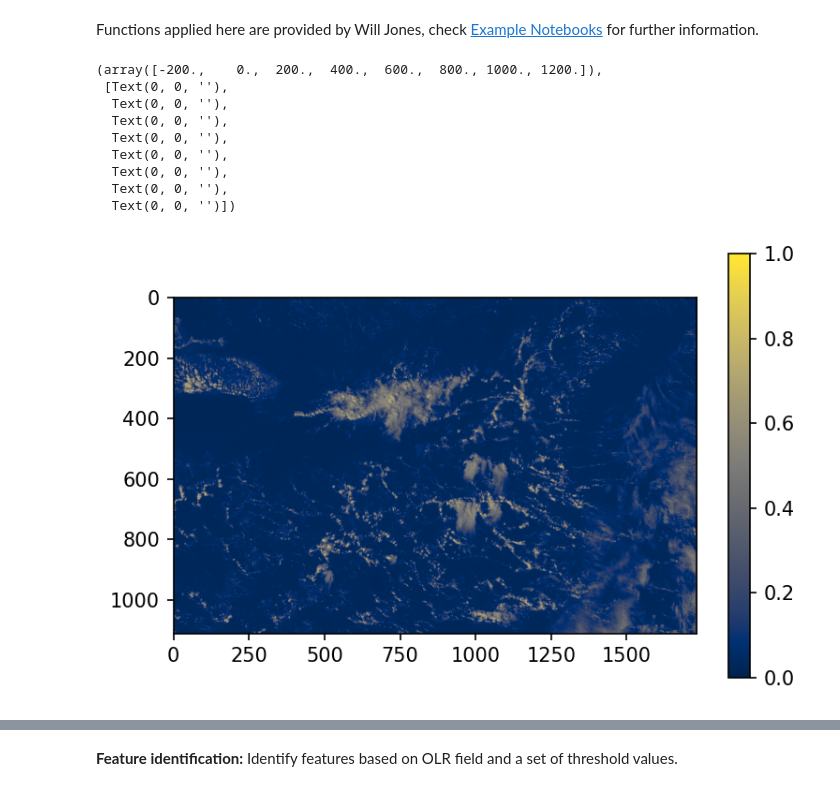
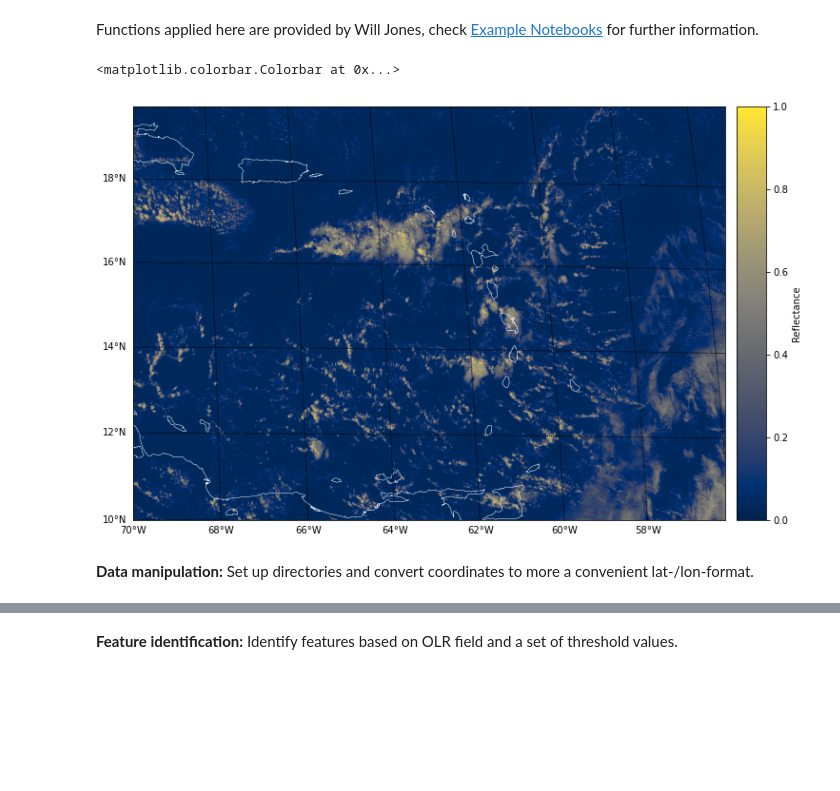
Before and after one commit to tobac-project/tobac-tutorials, a Jupyter notebook: themes/tobac_v1/Example_VIS_Tracking_Satellite/Example_VIS_Tracking_Satellite.ipynb, the cells around one changed output, grey strips where cells are left out. Cells and saved outputs as stored; diff of their text form; code cells hidden in the pictures; blank space fills up the shorter version.

```diff
--- a/themes/tobac_v1/Example_VIS_Tracking_Satellite/Example_VIS_Tracking_Satellite.ipynb
+++ b/themes/tobac_v1/Example_VIS_Tracking_Satellite/Example_VIS_Tracking_Satellite.ipynb
@@ -90,7 +90,7 @@ keys = get_s3_keys(bucket_name,
                   )
 
 
-keys = [key for key in keys][0:6]
+keys = [key for key in keys][0:12]
 # %%
 # Print the file names of the GOES CMIPC ABI-L2 data for the selected time period
 print(keys)
@@ -177,19 +173,0 @@ DS_BB = ll_bound(DS, ll_bbox)
-# %%
-# Plot AOI extent with GOES projection:
-subset = DS_BB.isel(t=1)
-plt.figure(dpi=150)
-plt.imshow(subset.CMI.data, vmin=0, vmax=1,cmap='cividis')
-plt.colorbar()
-plt.xticks()
-plt.yticks()
-# %% [output]
-(array([-200.,    0.,  200.,  400.,  600.,  800., 1000., 1200.]),
- [Text(0, 0, ''),
-  Text(0, 0, ''),
-  Text(0, 0, ''),
-  Text(0, 0, ''),
-  Text(0, 0, ''),
-  Text(0, 0, ''),
-  Text(0, 0, ''),
-  Text(0, 0, '')])
-[figure, removed]
@@ -195,0 +188,18 @@ plt.yticks()
+# %%
+# Plot AOI extent with GOES projection:
+plt.figure(figsize=(16,8))
+bmap = Basemap(llcrnrlon=-70,llcrnrlat=10,urcrnrlon=-55,urcrnrlat=20,
+             resolution='i', projection='geos', lat_0 = 0, lon_0 = -75.0, ellps='GRS80')
+
+bmap.imshow(DS_BB["CMI"][6], origin='upper', vmin=0, vmax=1, cmap='cividis')
+bmap.drawcoastlines(linewidth=0.5, linestyle='solid', color='white')
+bmap.drawcountries(linewidth=0.5, linestyle='solid', color='white')
+bmap.drawparallels(np.arange(8,22,2),labels=[1,0,0,0])
+bmap.drawmeridians(np.arange(-70,-50,2),labels=[0,0,0,1])
+bmap.colorbar(location='right', label='Reflectance')
+# %% [output]
+<matplotlib.colorbar.Colorbar at 0x...>
+[figure, added]
+# %% [markdown]
+**Data manipulation:**
+Set up directories and convert coordinates to more a convenient lat-/lon-format.
```
Also changed, not shown: parts of 27 cells of this notebook.
